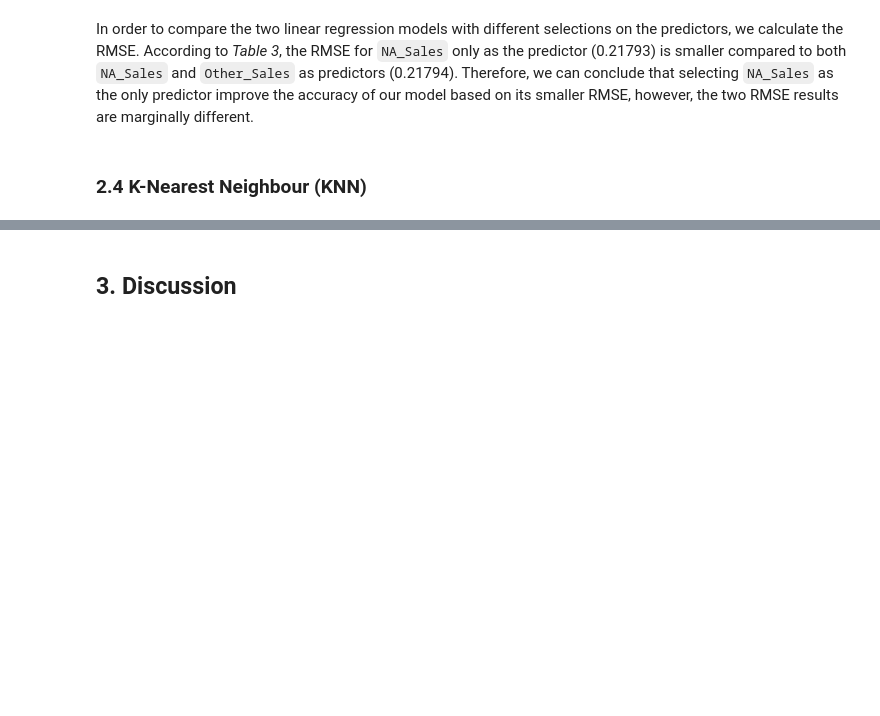
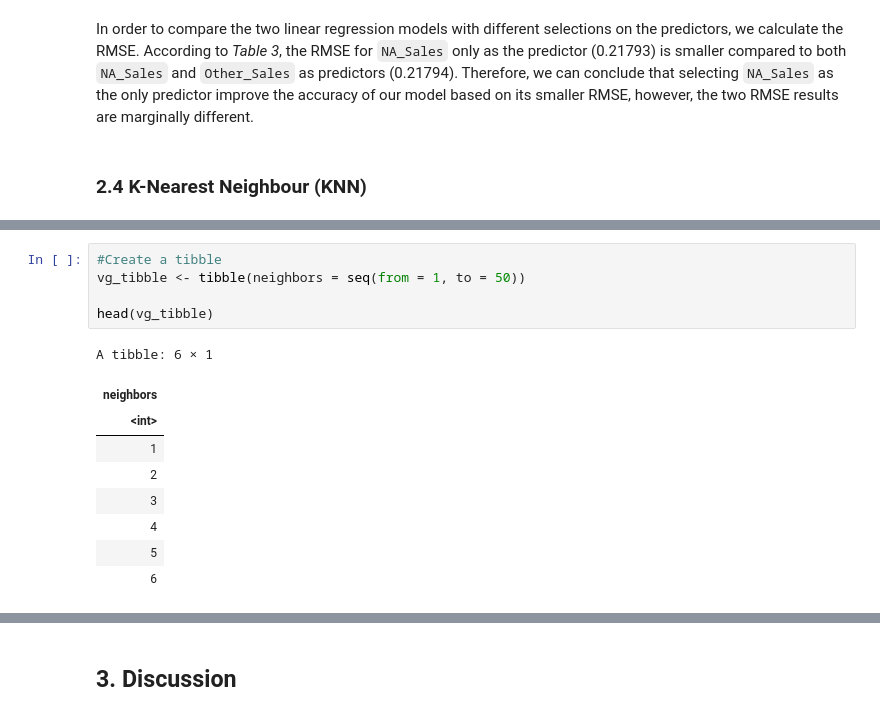
Before and after one commit to kristennli/DSCI100_project, a Jupyter notebook: KL_LR.ipynb, the cells around one changed output, grey strips where cells are left out. Cells and saved outputs as stored; diff of their text form; blank space fills up the shorter version.

```diff
--- a/KL_LR.ipynb
+++ b/KL_LR.ipynb
@@ -453,0 +536,15 @@ In order to compare the two linear regression models with different selections o
+# %%
+#Create a tibble
+vg_tibble <- tibble(neighbors = seq(from = 1, to = 50))
+
+head(vg_tibble)
+# %% [output]
+A tibble: 6 × 1
+| neighbors |
+| <int> |
+| 1 |
+| 2 |
+| 3 |
+| 4 |
+| 5 |
+| 6 |
```
Also changed, not shown: parts of 11 cells of this notebook.
